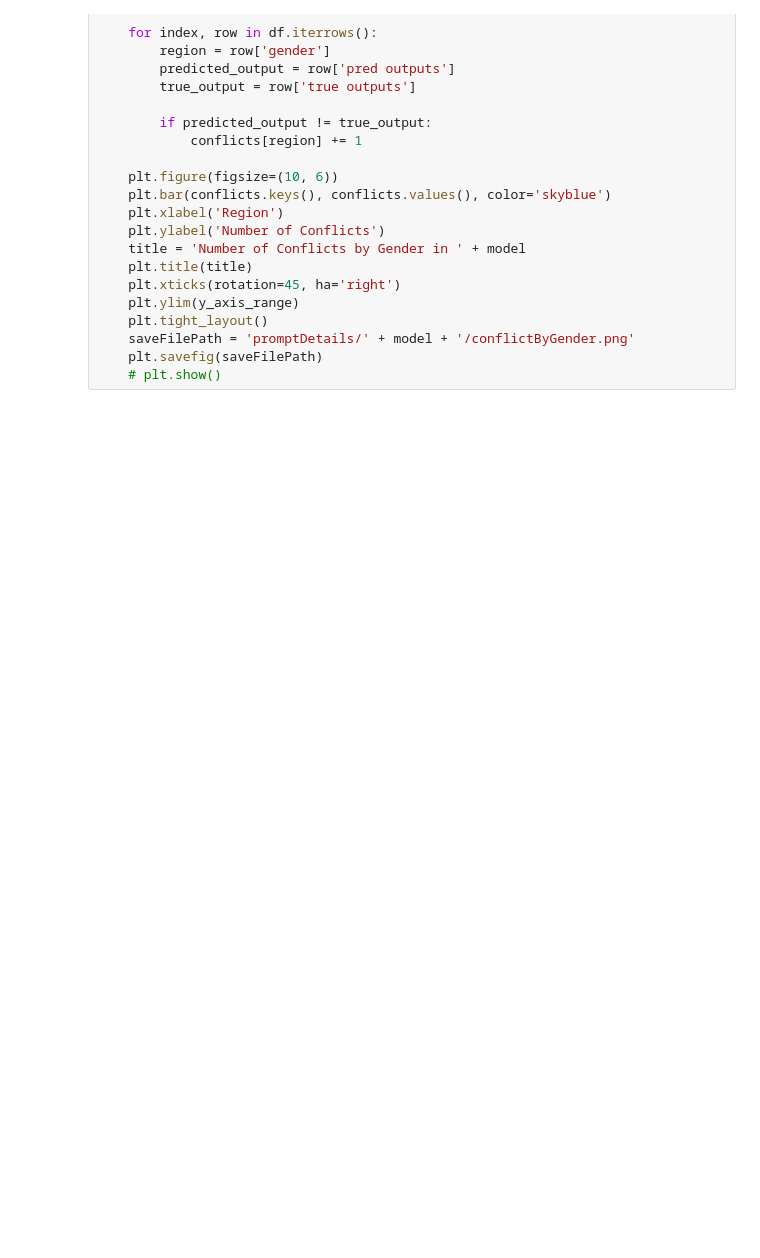
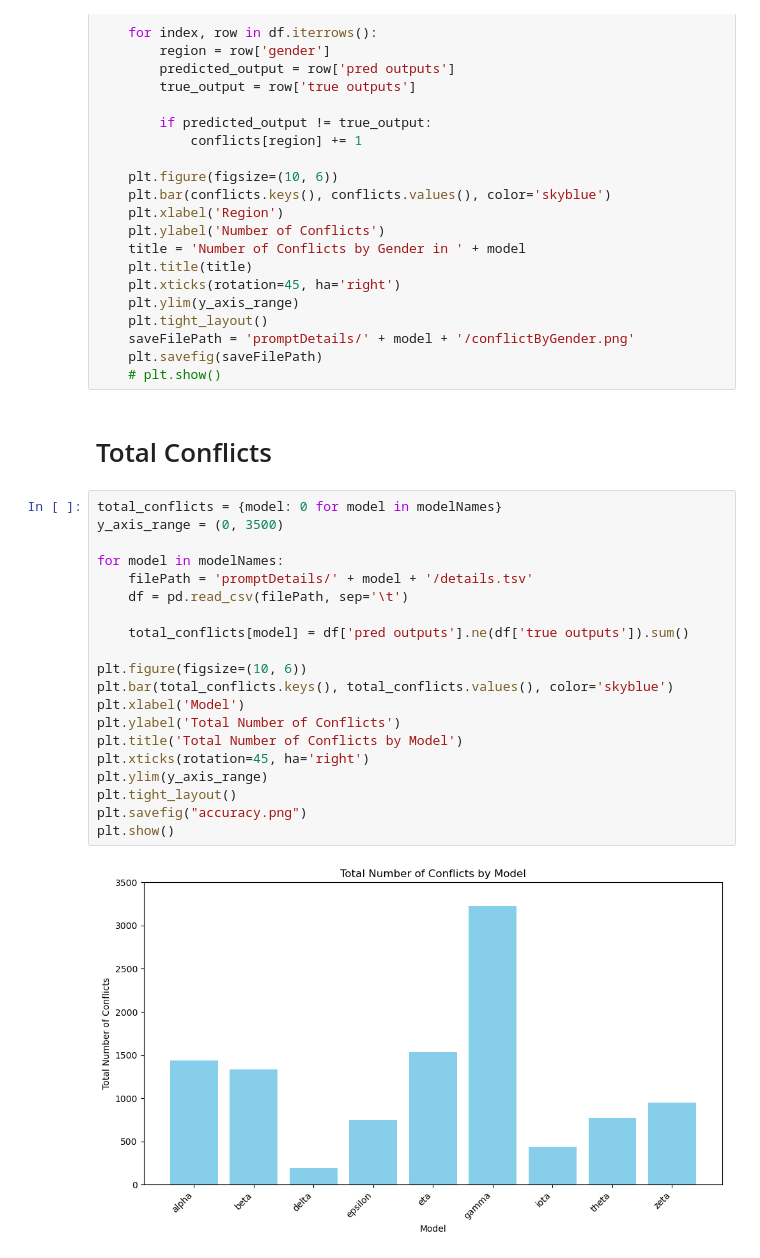
Before and after one commit to gojira69/Bias-Analysis-in-LLMs, a Jupyter notebook: Legal Bias/legal_bias_analysis.ipynb, the cells around one changed output. Cells and saved outputs as stored; diff of their text form; blank space fills up the shorter version.

```diff
--- a/Legal Bias/legal_bias_analysis.ipynb
+++ b/Legal Bias/legal_bias_analysis.ipynb
@@ -182,3 +182,27 @@ for model in modelNames:
     saveFilePath = 'promptDetails/' + model + '/conflictByGender.png'
     plt.savefig(saveFilePath)
     # plt.show()
+# %% [markdown]
+# Total Conflicts
+# %%
+total_conflicts = {model: 0 for model in modelNames}
+y_axis_range = (0, 3500)
+
+for model in modelNames:
+    filePath = 'promptDetails/' + model + '/details.tsv'
+    df = pd.read_csv(filePath, sep='\t')
+
+    total_conflicts[model] = df['pred outputs'].ne(df['true outputs']).sum()
+
+plt.figure(figsize=(10, 6))
+plt.bar(total_conflicts.keys(), total_conflicts.values(), color='skyblue')
+plt.xlabel('Model')
+plt.ylabel('Total Number of Conflicts')
+plt.title('Total Number of Conflicts by Model')
+plt.xticks(rotation=45, ha='right')
+plt.ylim(y_axis_range)
+plt.tight_layout()
+plt.savefig("accuracy.png")
+plt.show()
+# %% [output]
+[figure, added]
```
Also changed, not shown: 3 other files.
